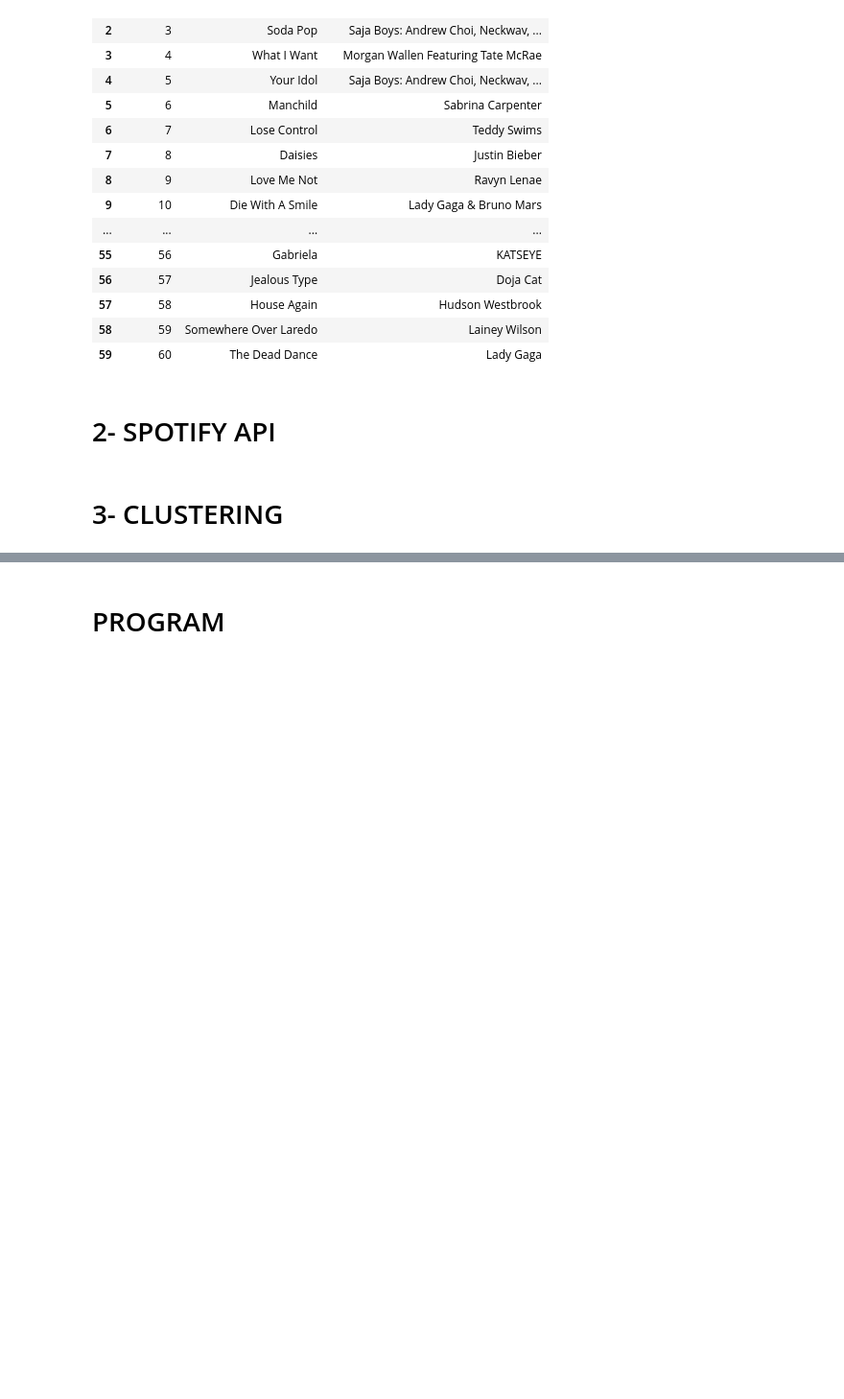
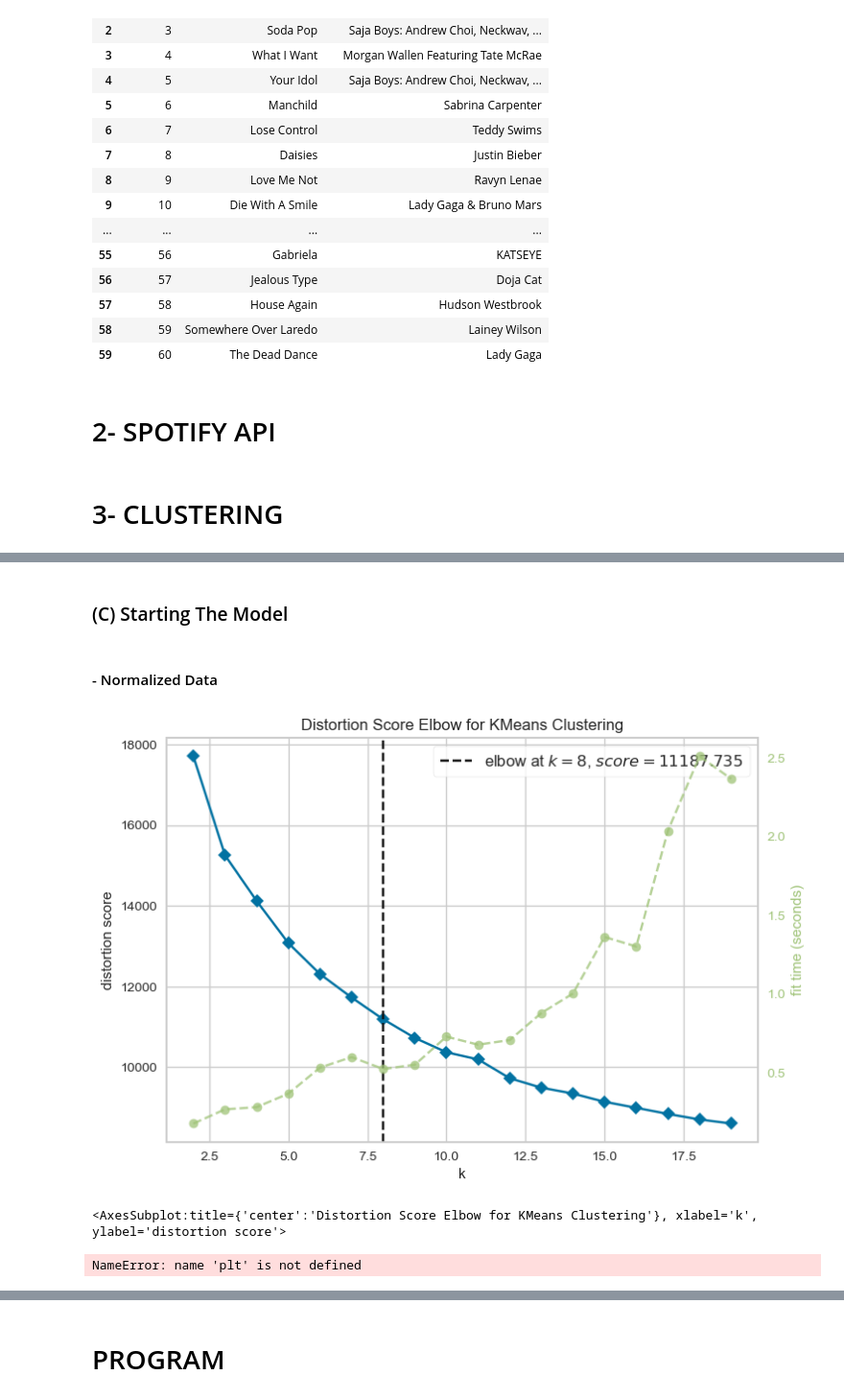
Before and after one commit to RamiSaad93/New-Song-Recommender, a Jupyter notebook: Untitled46.ipynb, the cells around one changed output, grey strips where cells are left out. Shown at 96% size. Drawn from its saved outputs; the diff is of its cells as text; code cells hidden in the pictures; blank space fills up the shorter version.

```diff
--- a/Untitled46.ipynb
+++ b/Untitled46.ipynb
@@ -147,0 +283,5 @@ def play_song(track_id):
+# %%
+X_no_outliers = X_std_scaled_arrays[filter_]
+af_df_no_outliers = af_df[filter_]
+# %%
+af_df_no_outliers.reset_index(drop=True, inplace=True)
@@ -147,0 +292,3 @@ def play_song(track_id):
+# %%
+string_features = af_df_no_outliers.select_dtypes(include = 'object')
+numerical_features = af_df_no_outliers.select_dtypes(include = 'number')
@@ -147,0 +331,5 @@ def play_song(track_id):
+# %%
+normalizer = MinMaxScaler()
+normalizer.fit(numerical_features)
+X_train_norm = pd.DataFrame(normalizer.transform(numerical_features), columns = numerical_features.columns)
+X_train_norm
@@ -147,0 +371,30 @@ def play_song(track_id):
+# %% [markdown]
+### (C) Starting The Model
+# %% [markdown]
+#### - Normalized Data
+# %%
+model = KMeans()
+visualizer = KElbowVisualizer(model, k=(2,20))
+visualizer.fit(X_train_norm)
+visualizer.poof()
+# %% [output]
+[figure, added]
+<AxesSubplot:title={'center':'Distortion Score Elbow for KMeans Clustering'}, xlabel='k', ylabel='distortion score'>
+# %%
+cluster_range = range(4,25)
+sil_score_list_my = []
+for i in cluster_range:
+
+    kmeans = KMeans(n_clusters=i, random_state=42)
+    labels = kmeans.fit_predict(X_train_norm)
+
+    sil_score = silhouette_score(X_train_norm, labels)
+    sil_score_list_my.append(sil_score)
+
+xpoints = np.array(cluster_range)
+ypoints = np.array(sil_score_list_my)
+
+plt.plot(xpoints, ypoints)
+plt.show()
+# %% [output]
+NameError: name 'plt' is not defined
```
Also changed, not shown: parts of 40 cells of this notebook, 4 other files.
